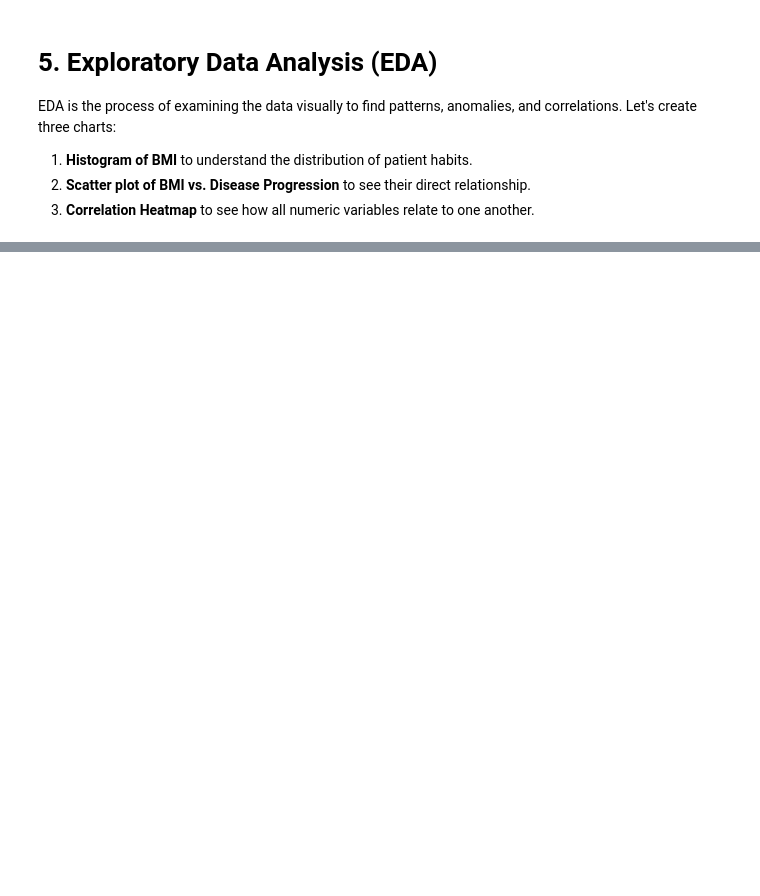
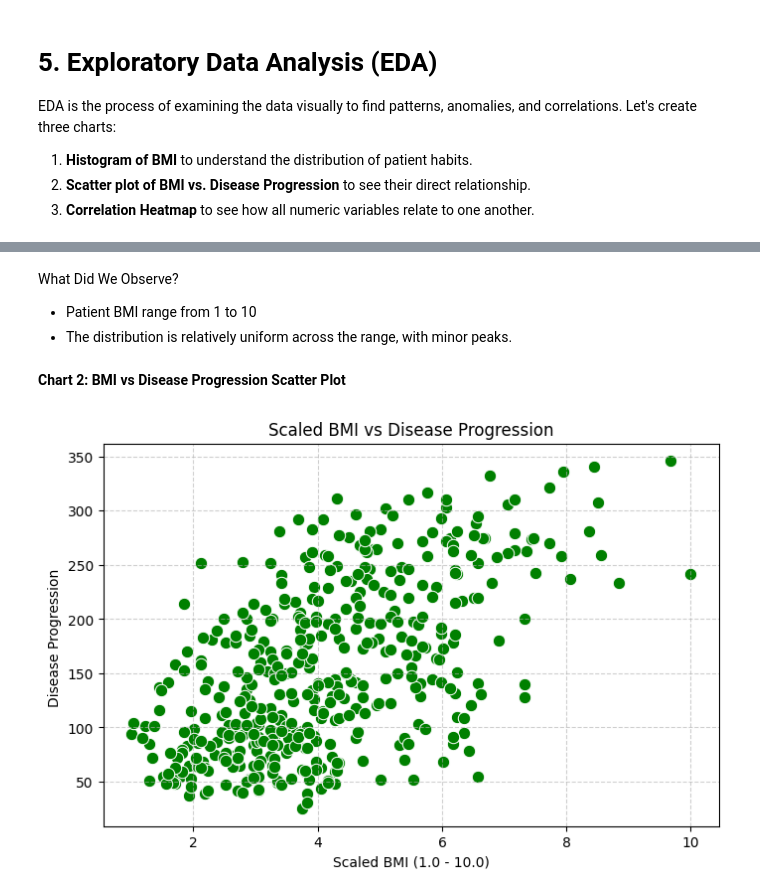
Before and after one commit to arpitmathur16/Linear_regression_model, a Jupyter notebook: Linear_Regression.ipynb, the cells around one changed output, grey strips where cells are left out. Drawn from its saved outputs; the diff is of its cells as text; code cells hidden in the pictures; blank space fills up the shorter version.

```diff
--- a/Linear_Regression.ipynb
+++ b/Linear_Regression.ipynb
@@ -104,0 +100,27 @@ plt.show()
+# %% [markdown]
+What Did We Observe?
+
+*   Patient BMI range from 1 to 10
+*   The distribution is relatively uniform across the range, with minor peaks.
+# %% [markdown]
+**Chart 2: BMI vs Disease Progression Scatter Plot**
+# %%
+# Ensure scaled_bmi is available if this cell is run independently, though it should be from Ckl2bu8_TL_s
+if 'scaled_bmi' not in locals():
+    min_bmi_original = df['BMI'].min()
+    max_bmi_original = df['BMI'].max()
+    scaled_bmi = 1 + (df['BMI'] - min_bmi_original) * (10 - 1) / (max_bmi_original - min_bmi_original)
+
+# Add scaled_bmi to the DataFrame for plotting
+df_plot = df.copy()
+df_plot['Scaled_BMI'] = scaled_bmi
+
+plt.figure(figsize=(8, 5))
+sns.scatterplot(x = 'Scaled_BMI', y = 'Disease_Progression', data=df_plot, color = 'green', s = 80)
+plt.title('Scaled BMI vs Disease Progression')
+plt.xlabel('Scaled BMI (1.0 - 10.0)')
+plt.ylabel('Disease Progression ')
+plt.grid(True, linestyle = '--', alpha = 0.6)
+plt.show()
+# %% [output]
+[figure, added]
```
Also changed, not shown: parts of 35 cells of this notebook.
